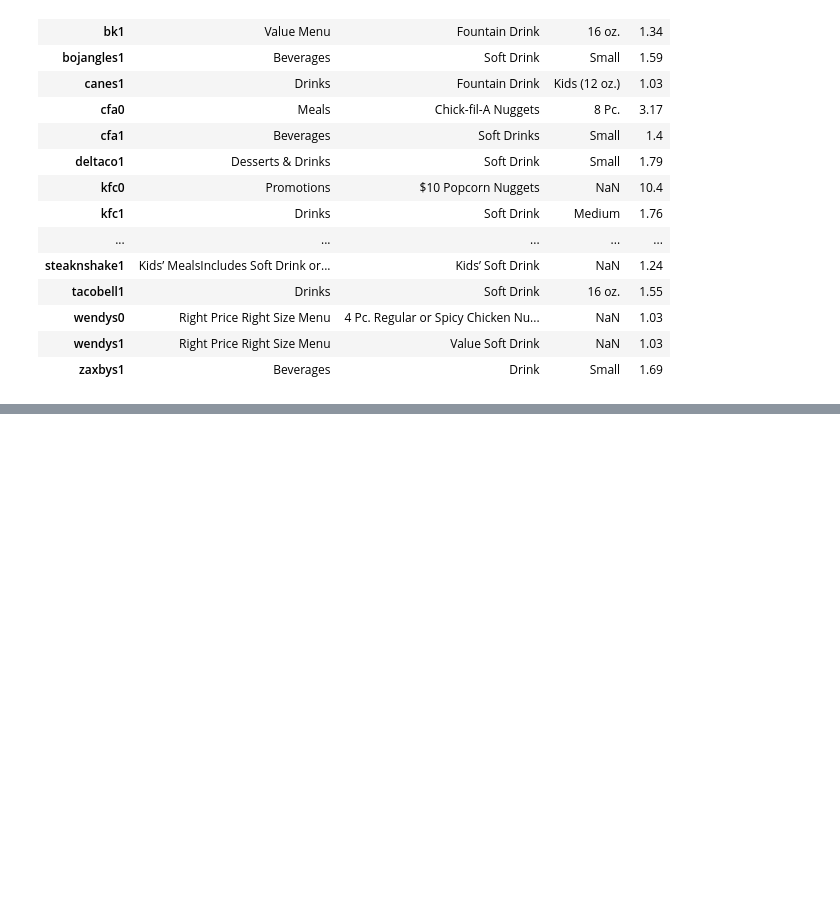
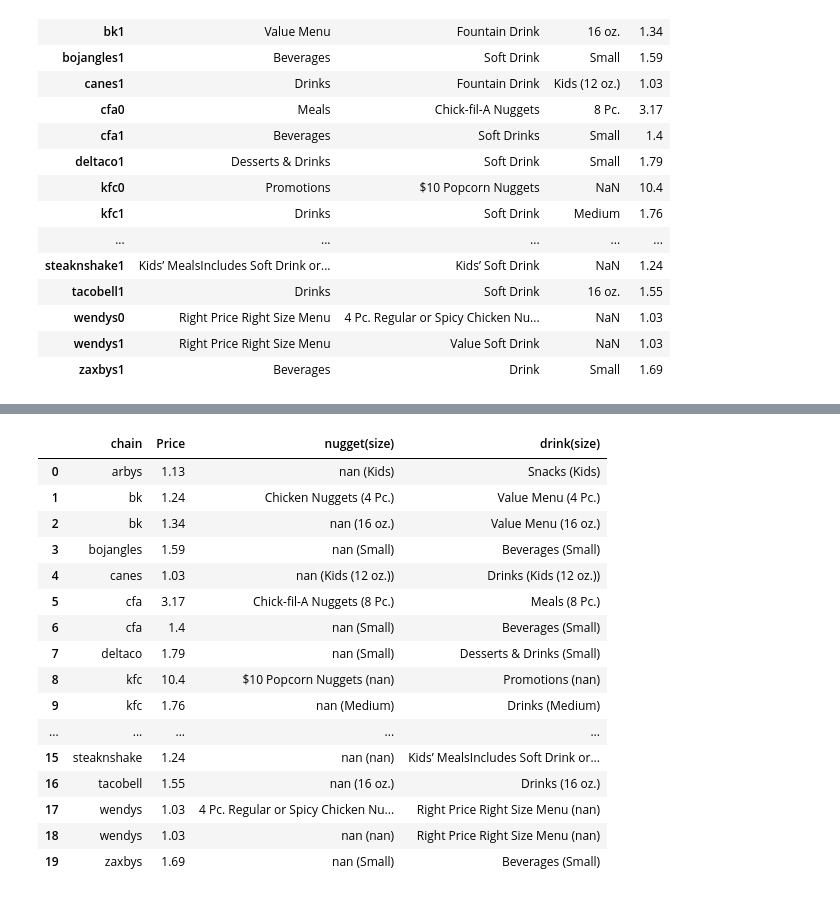
Before and after one commit to maddiehope/hacks8, a Jupyter notebook: cleaning_datasets.ipynb, the cells around one changed output, grey strips where cells are left out. Drawn from its saved outputs; the diff is of its cells as text; code cells hidden in the pictures; blank space fills up the shorter version.

```diff
--- a/cleaning_datasets.ipynb
+++ b/cleaning_datasets.ipynb
@@ -243,0 +235,28 @@ df
+# %%
+select_items = ["nugget", "drink"]
+
+for i, items in enumerate(select_items):
+    df[items + "(size)"] = df.apply(lambda x: str(x[i+1]) + " (" + str(x[4-i]) + ")" if x[i+1] and x[4-i] else '', axis=1)
+    df = df.drop(columns = [items], axis = 1)
+
+df = df.drop(columns = ['Size', 'Type'], axis =1)
+
+df
+# %% [output]
+|  | chain | Price | nugget(size) | drink(size) |
+| 0 | arbys | 1.13 | nan (Kids) | Snacks (Kids) |
+| 1 | bk | 1.24 | Chicken Nuggets (4 Pc.) | Value Menu (4 Pc.) |
+| 2 | bk | 1.34 | nan (16 oz.) | Value Menu (16 oz.) |
+| 3 | bojangles | 1.59 | nan (Small) | Beverages (Small) |
+| 4 | canes | 1.03 | nan (Kids (12 oz.)) | Drinks (Kids (12 oz.)) |
+| 5 | cfa | 3.17 | Chick-fil-A Nuggets (8 Pc.) | Meals (8 Pc.) |
+| 6 | cfa | 1.4 | nan (Small) | Beverages (Small) |
+| 7 | deltaco | 1.79 | nan (Small) | Desserts & Drinks (Small) |
+| 8 | kfc | 10.4 | $10 Popcorn Nuggets (nan) | Promotions (nan) |
+| 9 | kfc | 1.76 | nan (Medium) | Drinks (Medium) |
+| ... | ... | ... | ... | ... |
+| 15 | steaknshake | 1.24 | nan (nan) | Kids’ MealsIncludes Soft Drink or... |
+| 16 | tacobell | 1.55 | nan (16 oz.) | Drinks (16 oz.) |
+| 17 | wendys | 1.03 | 4 Pc. Regular or Spicy Chicken Nu... | Right Price Right Size Menu (nan) |
+| 18 | wendys | 1.03 | nan (nan) | Right Price Right Size Menu (nan) |
+| 19 | zaxbys | 1.69 | nan (Small) | Beverages (Small) |
```
Also changed, not shown: parts of 8 cells of this notebook, 3 other files.
